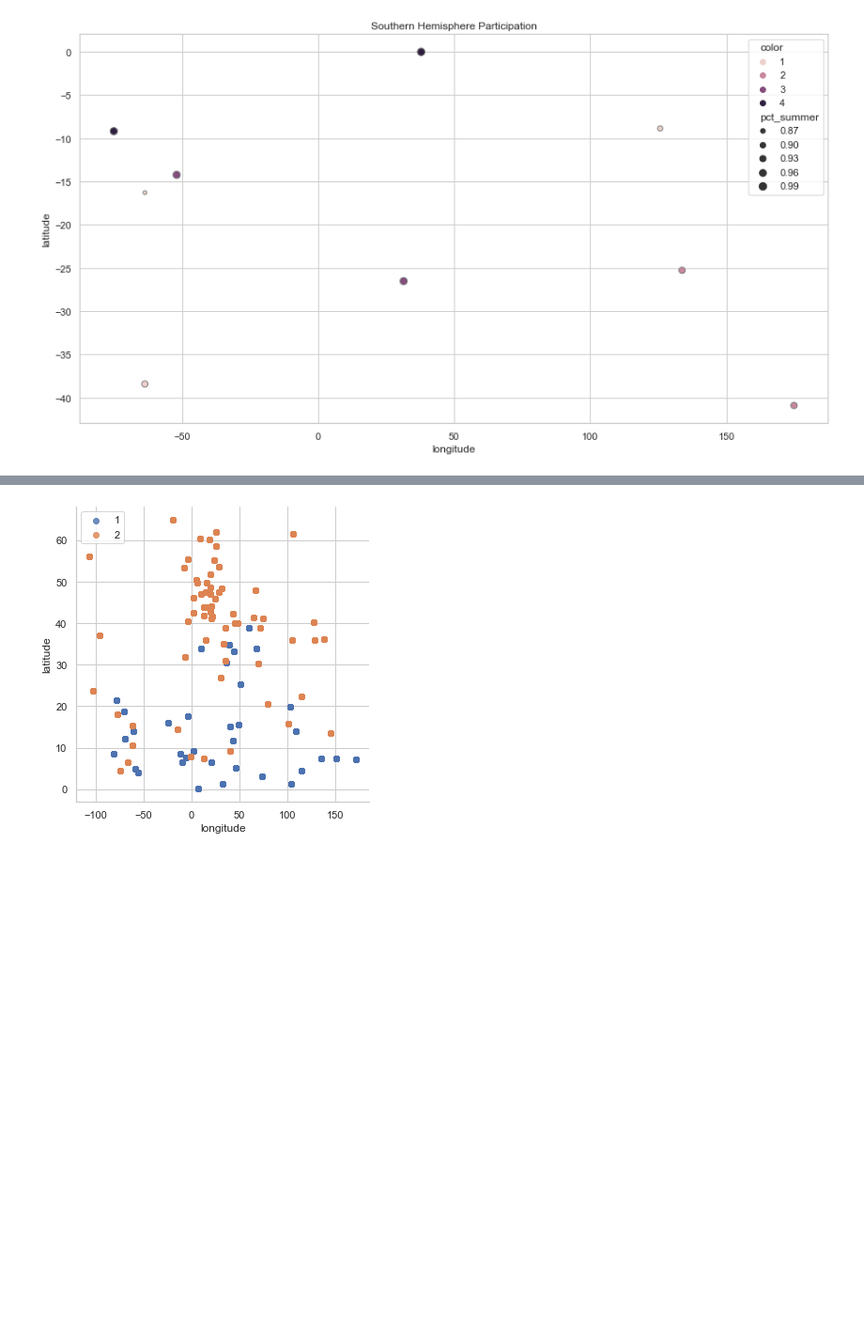
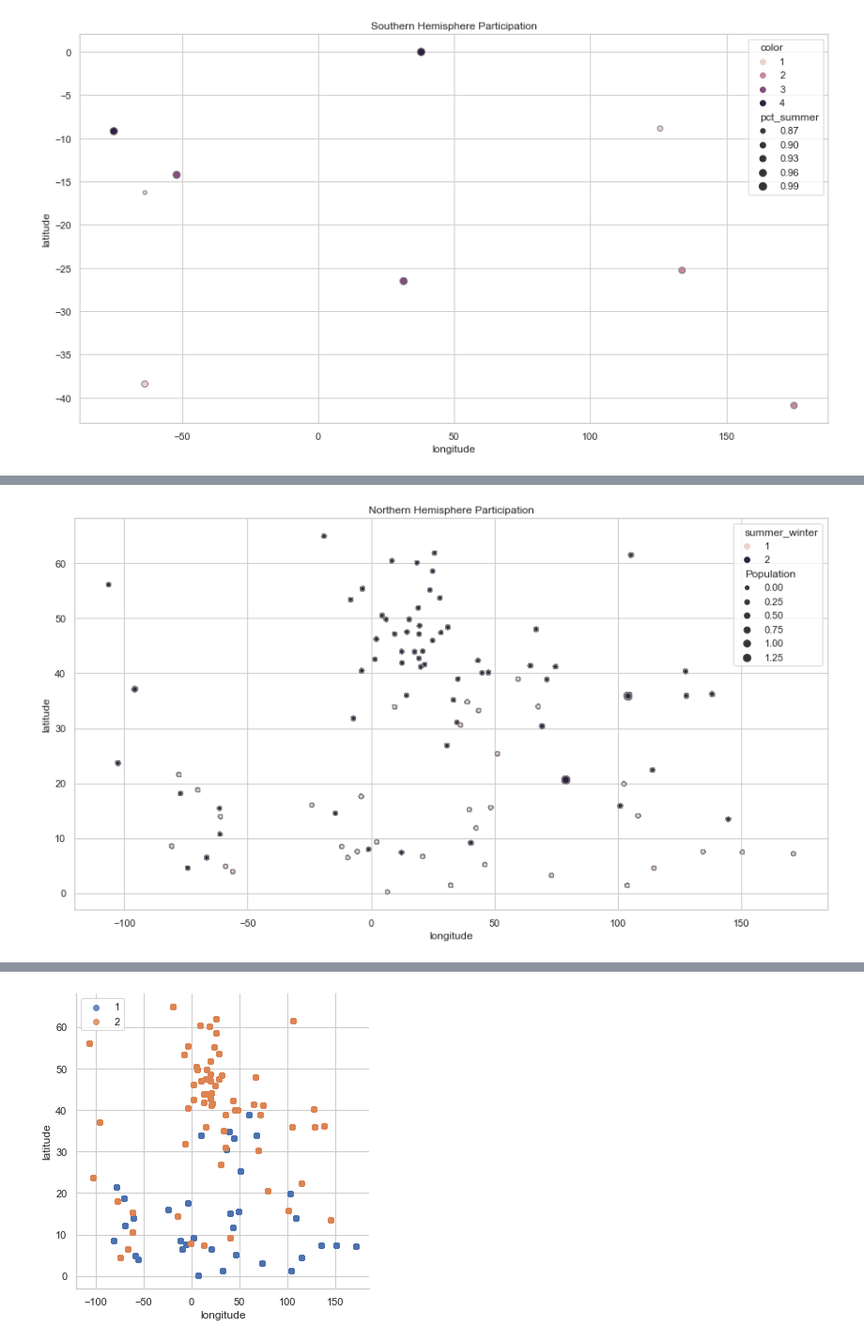
Before and after one commit to eugkik/Project1, a Jupyter notebook: BaseData-Bob Copy.ipynb, the cells around one changed output, grey strips where cells are left out. Shown at 94% size. Drawn from its saved outputs; the diff is of its cells as text; code cells hidden in the pictures; blank space fills up the shorter version.

```diff
--- a/BaseData-Bob Copy.ipynb
+++ b/BaseData-Bob Copy.ipynb
@@ -509,0 +548,6 @@ plt.show()
+# %%
+sns.scatterplot(data=both_north, y="latitude", x="longitude", size="Population", hue = "summer_winter", linewidth = 1, edgecolor="grey").set_title("Northern Hemisphere Participation")
+plt.savefig('output/northern_output5.png')
+plt.show()
+# %% [output]
+[figure, added]
```
Also changed, not shown: parts of 18 cells of this notebook, 3 other files.
